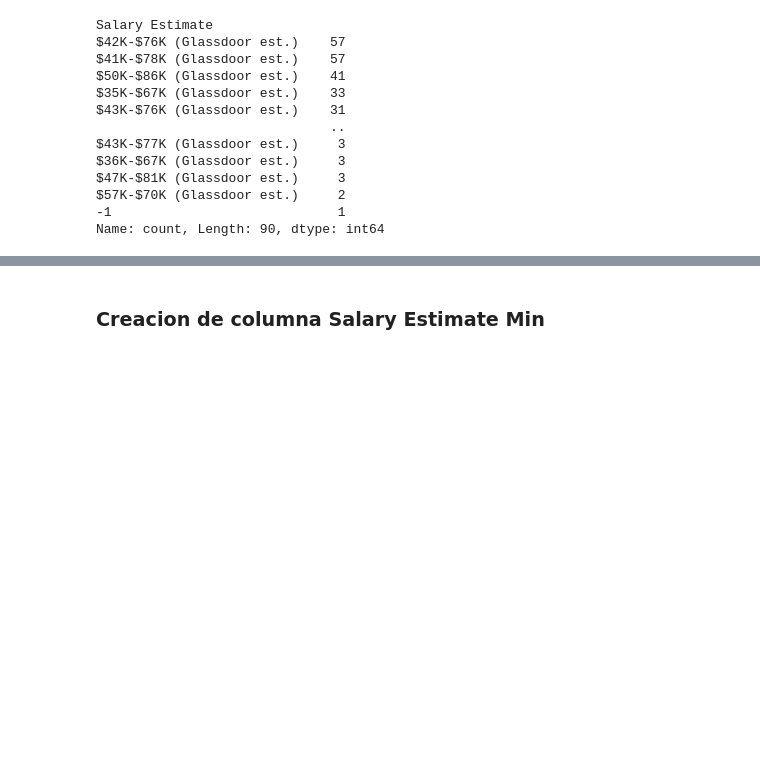
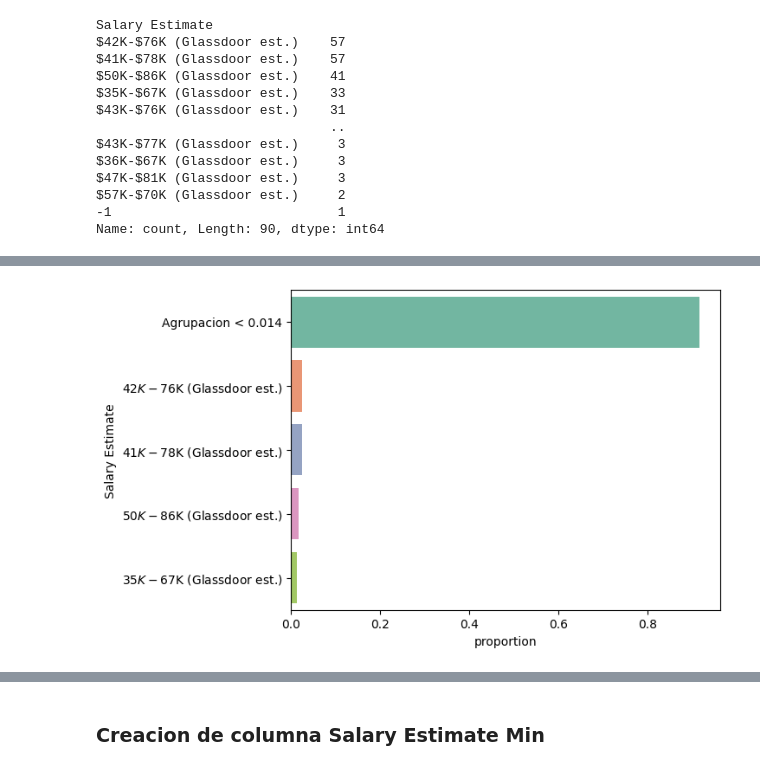
Before and after one commit to LeonardoBolanos/machine_learning_s3_2024, a Jupyter notebook: notebooks/1.0-lobr-exploration-analysis-final-project.ipynb, the cells around one changed output, grey strips where cells are left out. Saved outputs shown, nothing was run; the diff lists cells and outputs as text; code cells hidden in the pictures; blank space fills up the shorter version.

```diff
--- a/notebooks/1.0-lobr-exploration-analysis-final-project.ipynb
+++ b/notebooks/1.0-lobr-exploration-analysis-final-project.ipynb
@@ -191,0 +230,4 @@ Name: count, Length: 90, dtype: int64
+# %%
+result=graf_conteo_de_valores_grupados(df,'Salary Estimate',0.014,"Agrupacion < 0.014",return_value=True,save_image_dir=directorio_de_imagenes,save_image_file='Salary_Estimate_1',normalize=True)
+# %% [output]
+[figure, added]
```
Also changed, not shown: parts of 18 cells of this notebook.
